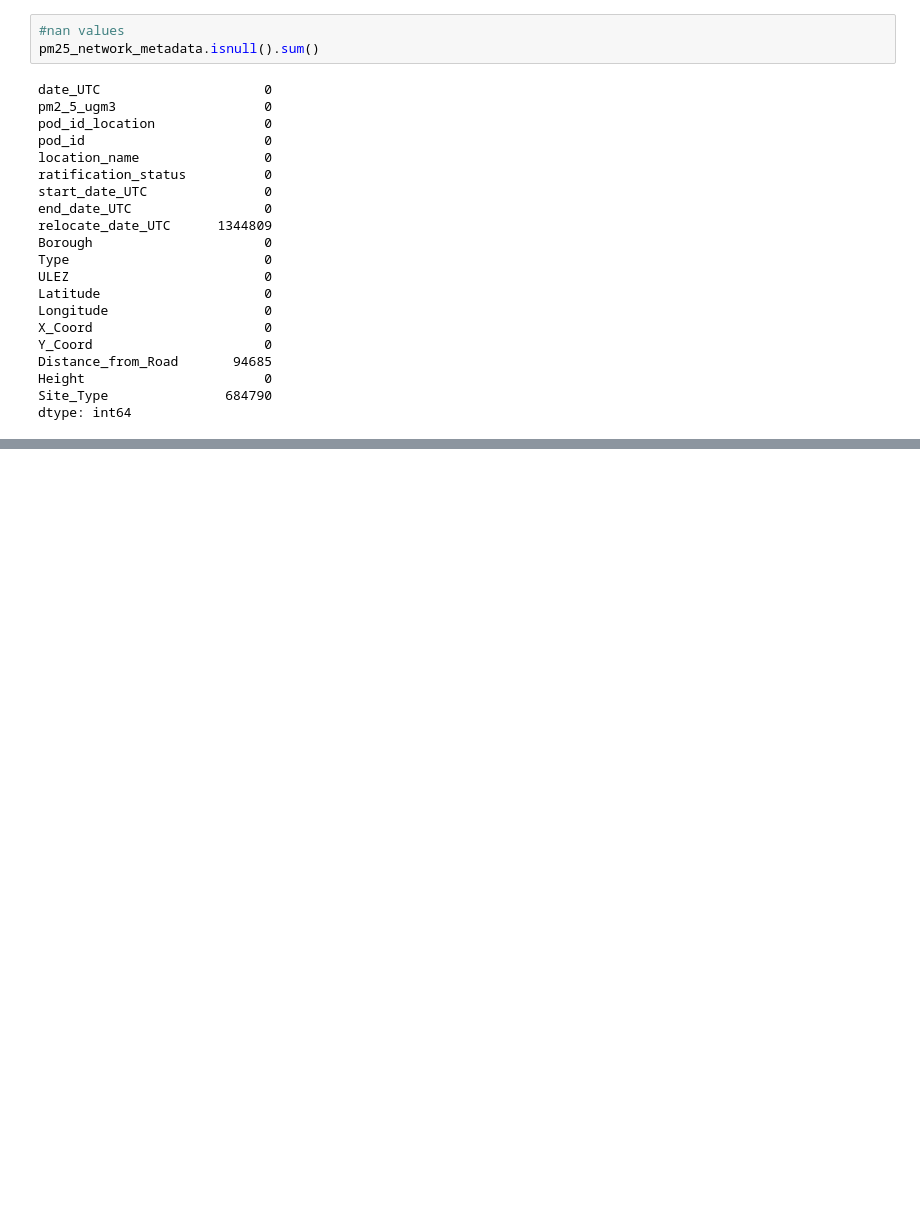
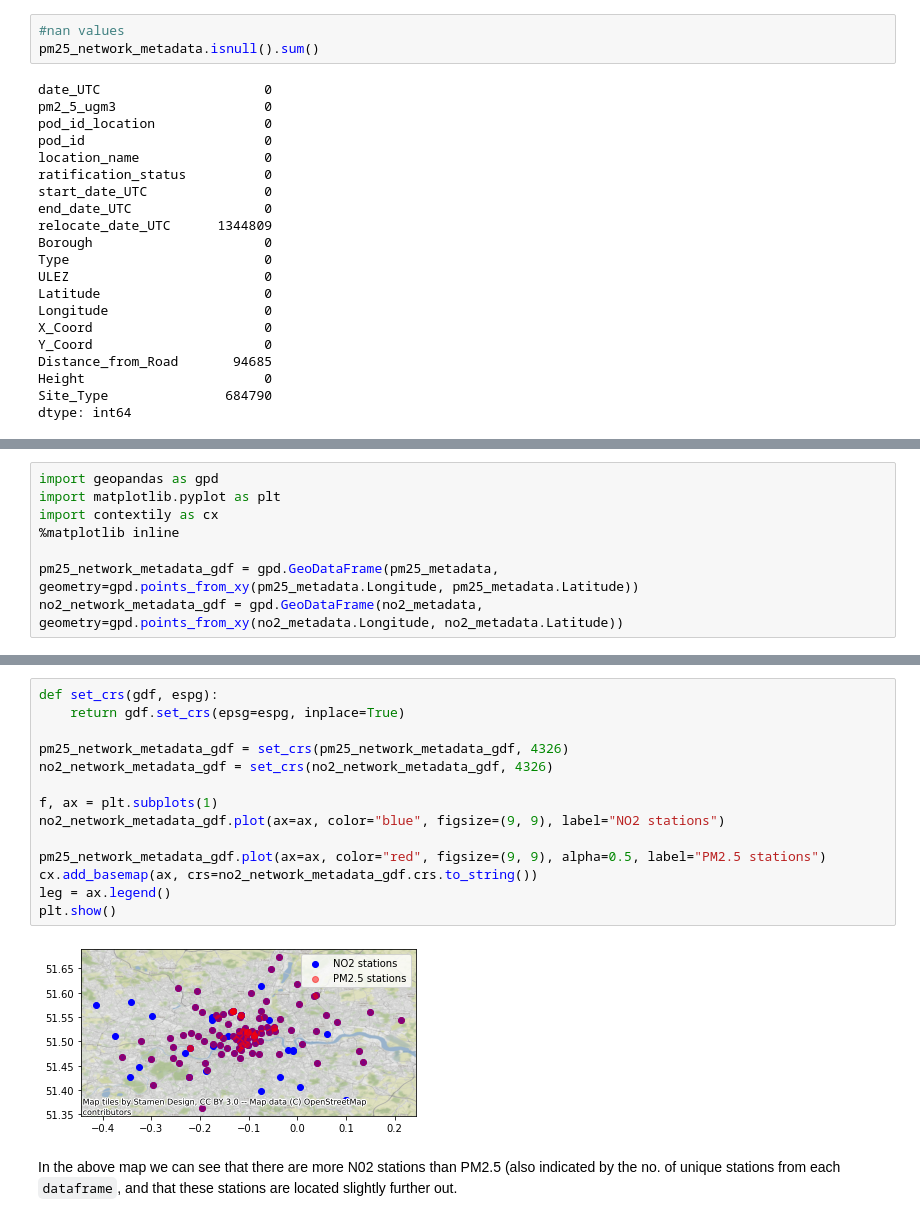
Before and after one commit to alan-turing-institute/TuringDataStories, a Jupyter notebook: stories/air_pollution_london/air_pollution_london/air_pollution_modelling.ipynb, the cells around one changed output, grey strips where cells are left out. Saved outputs shown, nothing was run; the diff lists cells and outputs as text; blank space fills up the shorter version.

Commit message:
:monocle_face: adding data exploration code

```diff
--- a/stories/air_pollution_london/air_pollution_london/air_pollution_modelling.ipynb
+++ b/stories/air_pollution_london/air_pollution_london/air_pollution_modelling.ipynb
@@ -171,0 +222,8 @@ dtype: int64
+# %%
+import geopandas as gpd
+import matplotlib.pyplot as plt
+import contextily as cx
+%matplotlib inline
+
+pm25_network_metadata_gdf = gpd.GeoDataFrame(pm25_metadata, geometry=gpd.points_from_xy(pm25_metadata.Longitude, pm25_metadata.Latitude))
+no2_network_metadata_gdf = gpd.GeoDataFrame(no2_metadata, geometry=gpd.points_from_xy(no2_metadata.Longitude, no2_metadata.Latitude))
@@ -171,0 +238,19 @@ dtype: int64
+# %%
+def set_crs(gdf, espg):
+    return gdf.set_crs(epsg=espg, inplace=True)
+
+pm25_network_metadata_gdf = set_crs(pm25_network_metadata_gdf, 4326)
+no2_network_metadata_gdf = set_crs(no2_network_metadata_gdf, 4326)
+
+f, ax = plt.subplots(1)
+no2_network_metadata_gdf.plot(ax=ax, color="blue", figsize=(9, 9), label="NO2 stations")
+
+pm25_network_metadata_gdf.plot(ax=ax, color="red", figsize=(9, 9), alpha=0.5, label="PM2.5 stations")
+cx.add_basemap(ax, crs=no2_network_metadata_gdf.crs.to_string())
+leg = ax.legend()
+plt.show()
+# %% [output]
+[figure, added]
+# %% [markdown]
+In the above map we can see that there are more N02 stations than PM2.5 (also indicated by the no. of unique stations from each
+`dataframe`, and that these stations are located slightly further out.
```
Also changed, not shown: parts of 11 cells of this notebook.
